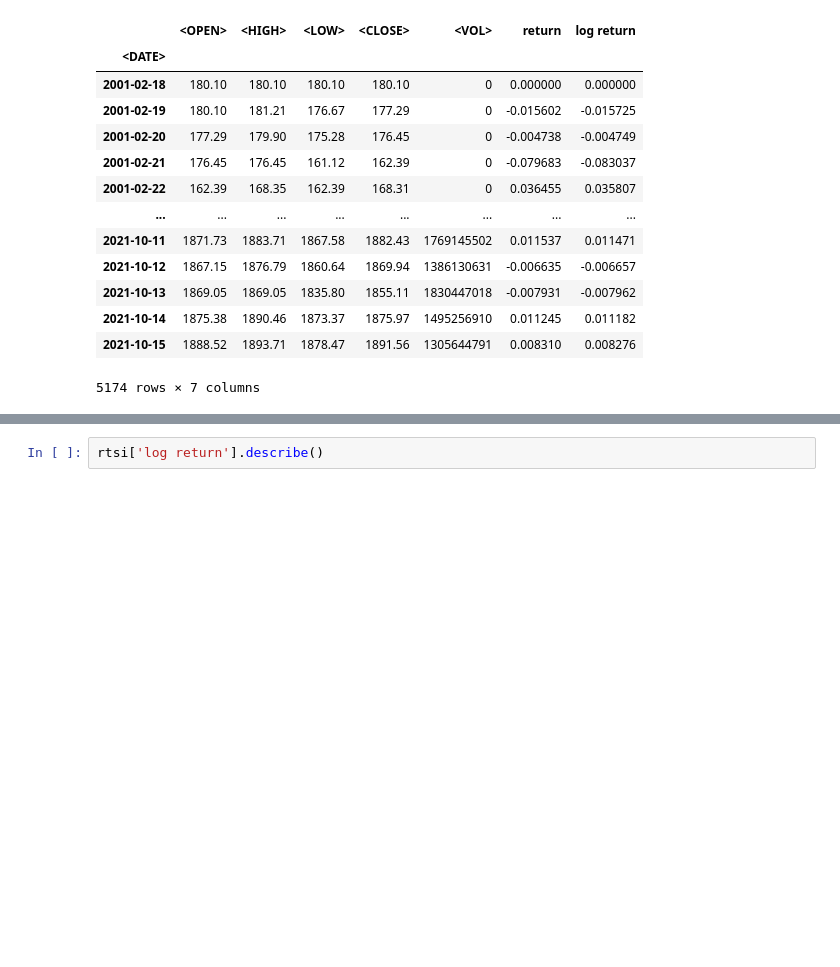
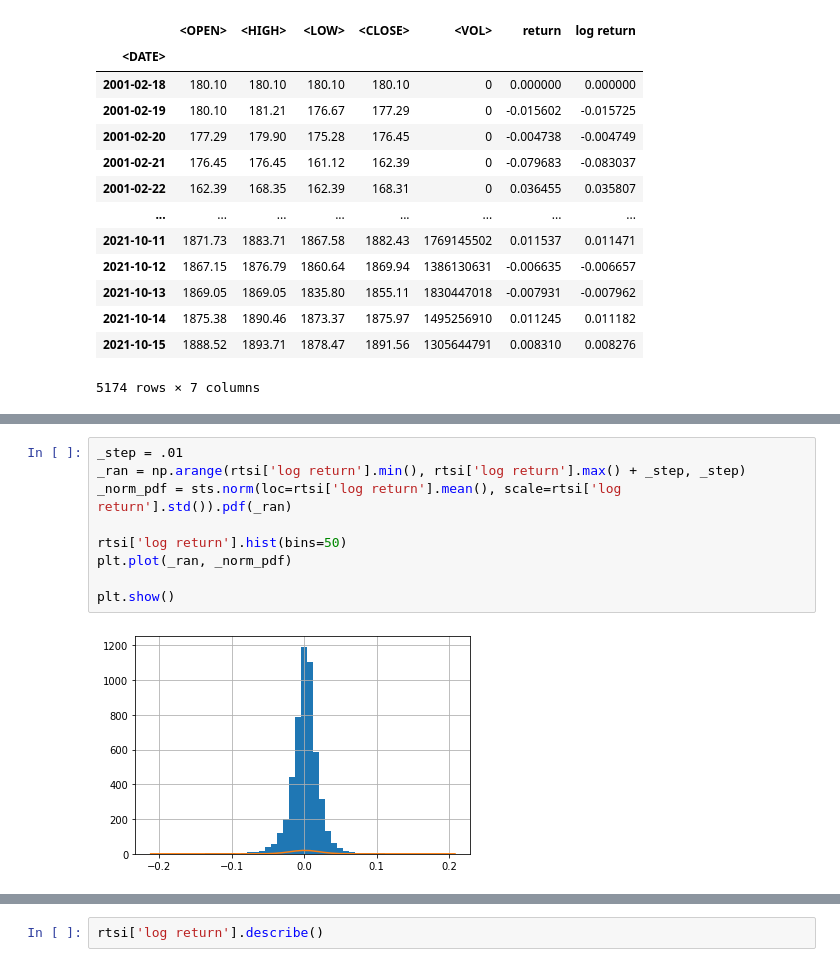
Before and after one commit to Northern125/fuzzy-volatility-modeling, a Jupyter notebook: seasonal_modeling/data_setting.ipynb, the cells around one changed output, grey strips where cells are left out. Drawn from its saved outputs; the diff is of its cells as text; blank space fills up the shorter version.

```diff
--- a/seasonal_modeling/data_setting.ipynb
+++ b/seasonal_modeling/data_setting.ipynb
@@ -62,0 +63,11 @@ plt.show()
+# %%
+_step = .01
+_ran = np.arange(rtsi['log return'].min(), rtsi['log return'].max() + _step, _step)
+_norm_pdf = sts.norm(loc=rtsi['log return'].mean(), scale=rtsi['log return'].std()).pdf(_ran)
+
+rtsi['log return'].hist(bins=50)
+plt.plot(_ran, _norm_pdf)
+
+plt.show()
+# %% [output]
+[figure, added]
```
Also changed, not shown: parts of 19 cells of this notebook.
